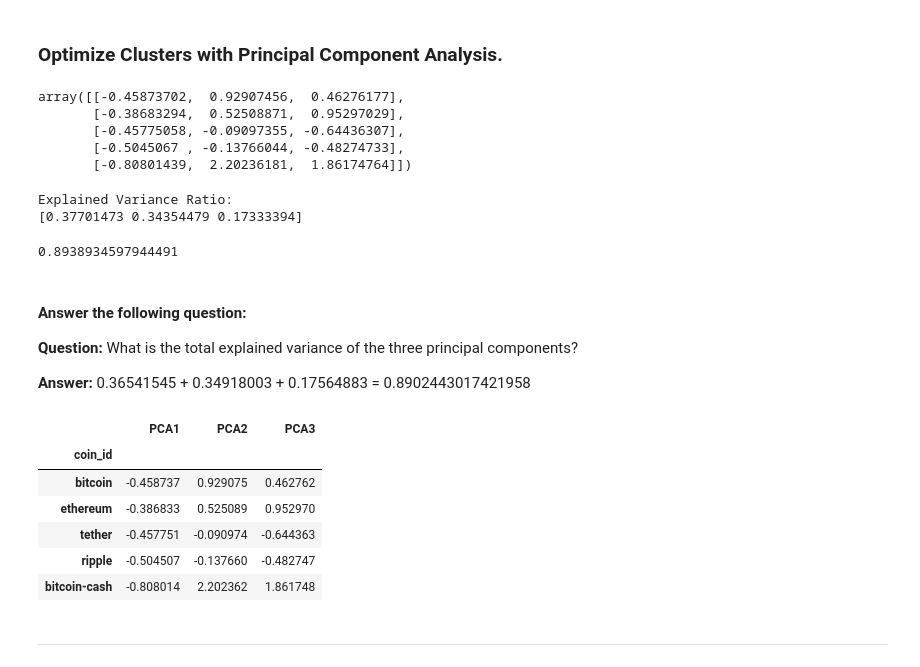
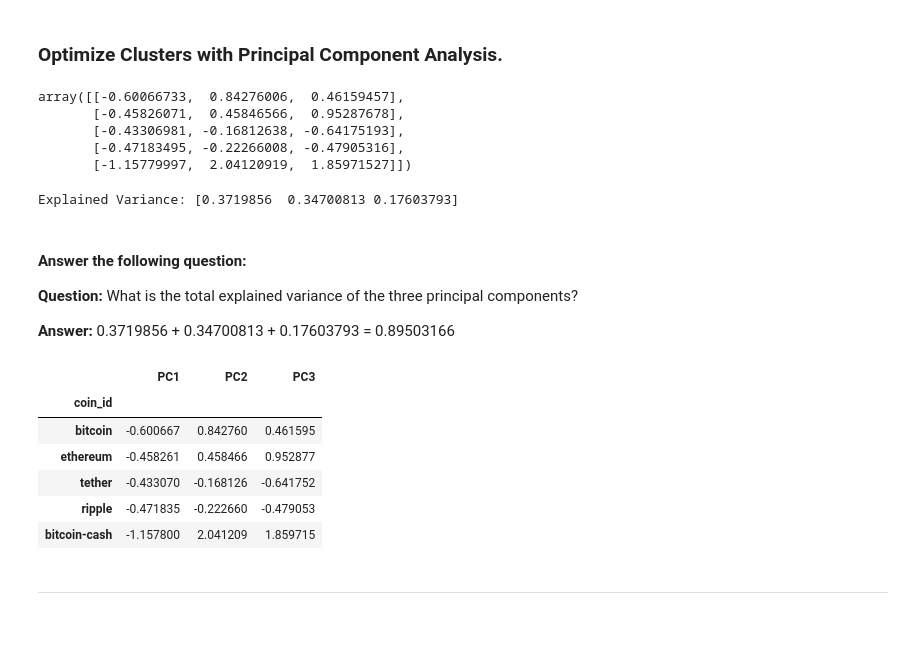
Before and after one commit to DanOMearaWD/CryptoClustering, a Jupyter notebook: Crypto_Clustering.ipynb, the cells around one changed output. Saved outputs shown, nothing was run; the diff lists cells and outputs as text; code cells hidden in the pictures; blank space fills up the shorter version.

Commit message:
Update Crypto_Clustering.ipynb
Finished pending feedback

```diff
--- a/Crypto_Clustering.ipynb
+++ b/Crypto_Clustering.ipynb
@@ -93,15 +99,15 @@ k_values
 # %%
 # Create an empty list to store the inertia values
-inertia = []
+inertia_values = []
 
 # Create a for loop to compute the inertia with each possible value of k
-for i in k_values:
-    # Inside the loop:
-    # 1. Create a KMeans model using the loop counter for the n_clusters
-    model = KMeans(n_clusters=i)
-    # 2. Fit the model to the data using `df_market_data_scaled`
-    model.fit(df_market_data_scaled)
-    # 3. Append the model.inertia_ to the inertia list
-    inertia.append(model.inertia_)
+for k in k_values:
+# Inside the loop:
+# 1. Create a KMeans model using the loop counter for the n_clusters
+    kmeans = KMeans(n_clusters=k, random_state=1)
+# 2. Fit the model to the data using `df_market_data_scaled`
+    kmeans.fit(df_market_data_scaled)
+# 3. Append the model.inertia_ to the inertia list
+    inertia_values.append(kmeans.inertia_)
 # %%
 # Create a dictionary with the data to plot the Elbow curve
@@ -143,8 +141,8 @@ The best value for
 ### Cluster Cryptocurrencies with K-means Using the Original Scaled DataFrame
 # %%
 # Initialize the K-Means model using the best value for k
-model = KMeans(n_clusters=3)
+kmeans = KMeans(n_clusters=4, random_state=1)
 # %%
 # Fit the K-Means model using the scaled DataFrame
-model.fit(df_market_data_scaled)
+kmeans.fit(df_market_data_scaled)
 # %% [output]
@@ -203,59 +198,48 @@ pca = PCA(n_components=3)
 # %%
 # Use the PCA model with `fit_transform` to reduce the original scaled DataFrame
 # down to three principal components.
-pca_data = pca.fit_transform(scaled_df_copy)
+pca_data = pca.fit_transform(df_market_data_scaled)
 
 # View the scaled PCA data
 pca_data[:5]
 # %% [output]
-array([[-0.45873702,  0.92907456,  0.46276177],
-       [-0.38683294,  0.52508871,  0.95297029],
-       [-0.45775058, -0.09097355, -0.64436307],
-       [-0.5045067 , -0.13766044, -0.48274733],
-       [-0.80801439,  2.20236181,  1.86174764]])
+array([[-0.60066733,  0.84276006,  0.46159457],
+       [-0.45826071,  0.45846566,  0.95287678],
+       [-0.43306981, -0.16812638, -0.64175193],
+       [-0.47183495, -0.22266008, -0.47905316],
+       [-1.15779997,  2.04120919,  1.85971527]])
 # %%
 # Retrieve the explained variance to determine how much information
 # can be attributed to each principal component.
 explained_variance = pca.explained_variance_ratio_
-print("Explained Variance Ratio:")
-print(explained_variance)
+print(f"Explained Variance: {explained_variance}")
 # %% [output]
-Explained Variance Ratio:
-[0.37701473 0.34354479 0.17333394]
+Explained Variance: [0.3719856  0.34700813 0.17603793]
-# %%
-sum(explained_variance)
-# %% [output]
-0.8938934597944491
 # %% [markdown]
 #### Answer the following question:
 
 **Question:** What is the total explained variance of the three principal components?
 
-**Answer:**
-0.36541545 + 0.34918003 + 0.17564883 = 0.8902443017421958
+**Answer:** 0.3719856 + 0.34700813 + 0.17603793 = 0.89503166
 # %%
 # Create a new DataFrame with the PCA data.
-df_market_data_pca = pd.DataFrame(
-    pca_data,
-    columns=['PCA1','PCA2','PCA3']
+df_pca = pd.DataFrame(
+    # Copy the crypto names from the original scaled DataFrame
+    pca_data, columns=["PC1", "PC2", "PC3"],
+    # Set the coin_id column as index
+    index=df_market_data_scaled.index
 )
 
-# Copy the crypto names from the original scaled DataFrame
-crypto_names = df_market_data_scaled.index
-
-# Set the coin_id column as index
-df_market_data_pca.index = crypto_names
-
 # Display the scaled PCA DataFrame
-df_market_data_pca.head()
+df_pca.head()
 # %% [output]
-|  | PCA1 | PCA2 | PCA3 |
+|  | PC1 | PC2 | PC3 |
 | coin_id |  |  |  |
-| bitcoin | -0.458737 | 0.929075 | 0.462762 |
-| ethereum | -0.386833 | 0.525089 | 0.952970 |
-| tether | -0.457751 | -0.090974 | -0.644363 |
-| ripple | -0.504507 | -0.137660 | -0.482747 |
-| bitcoin-cash | -0.808014 | 2.202362 | 1.861748 |
+| bitcoin | -0.600667 | 0.842760 | 0.461595 |
+| ethereum | -0.458261 | 0.458466 | 0.952877 |
+| tether | -0.433070 | -0.168126 | -0.641752 |
+| ripple | -0.471835 | -0.222660 | -0.479053 |
+| bitcoin-cash | -1.157800 | 2.041209 | 1.859715 |
 # %% [markdown]
 ---
 # %% [markdown]
```
Also changed, not shown: parts of 25 cells of this notebook.
